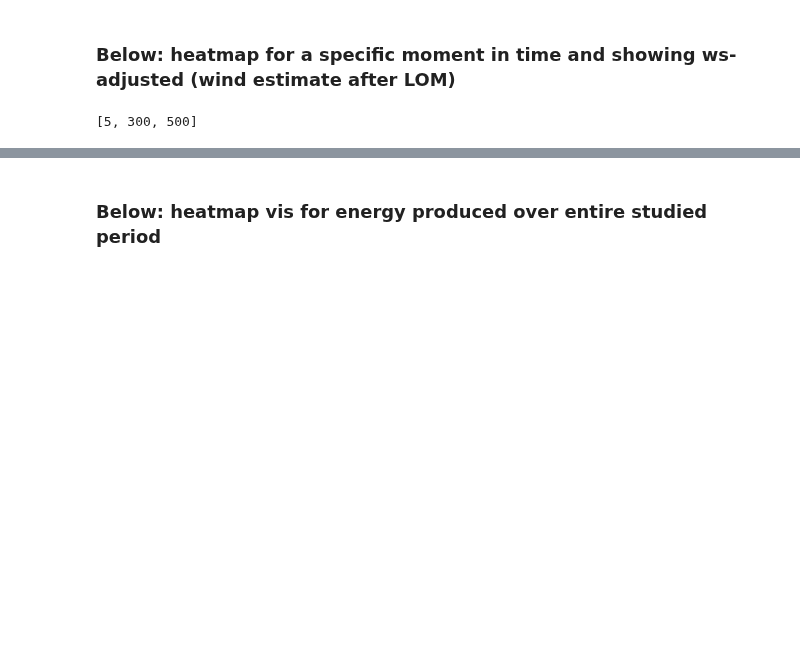
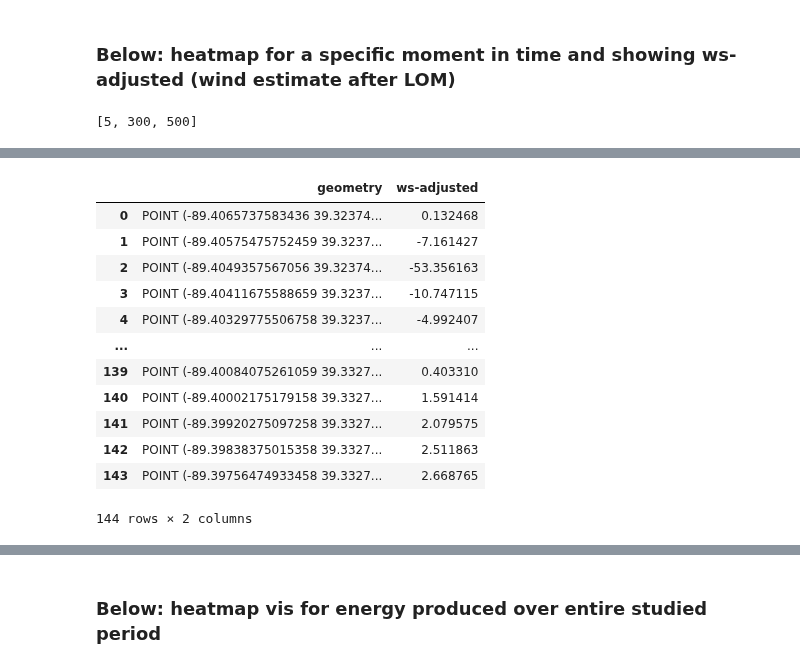
Before and after one commit to NREL/dw-tap, a Jupyter notebook: notebooks/heatmap-analysis-same-input.ipynb, the cells around one changed output, grey strips where cells are left out. Saved outputs shown, nothing was run; the diff lists cells and outputs as text; code cells hidden in the pictures; blank space fills up the shorter version.

```diff
--- a/notebooks/heatmap-analysis-same-input.ipynb
+++ b/notebooks/heatmap-analysis-same-input.ipynb
@@ -241,3 +242,19 @@ Done with loading ML model.
 [drawing not drawn]
 [drawing not drawn]
 [drawing not drawn]
+# %%
+summary_df
+# %% [output]
+|  | geometry | ws-adjusted |
+| 0 | POINT (-89.4065737583436 39.32374... | 0.132468 |
+| 1 | POINT (-89.40575475752459 39.3237... | -7.161427 |
+| 2 | POINT (-89.4049357567056 39.32374... | -53.356163 |
+| 3 | POINT (-89.40411675588659 39.3237... | -10.747115 |
+| 4 | POINT (-89.40329775506758 39.3237... | -4.992407 |
+| ... | ... | ... |
+| 139 | POINT (-89.40084075261059 39.3327... | 0.403310 |
+| 140 | POINT (-89.40002175179158 39.3327... | 1.591414 |
+| 141 | POINT (-89.39920275097258 39.3327... | 2.079575 |
+| 142 | POINT (-89.39838375015358 39.3327... | 2.511863 |
+| 143 | POINT (-89.39756474933458 39.3327... | 2.668765 |
+144 rows × 2 columns
```
Also changed, not shown: parts of 5 cells of this notebook.
